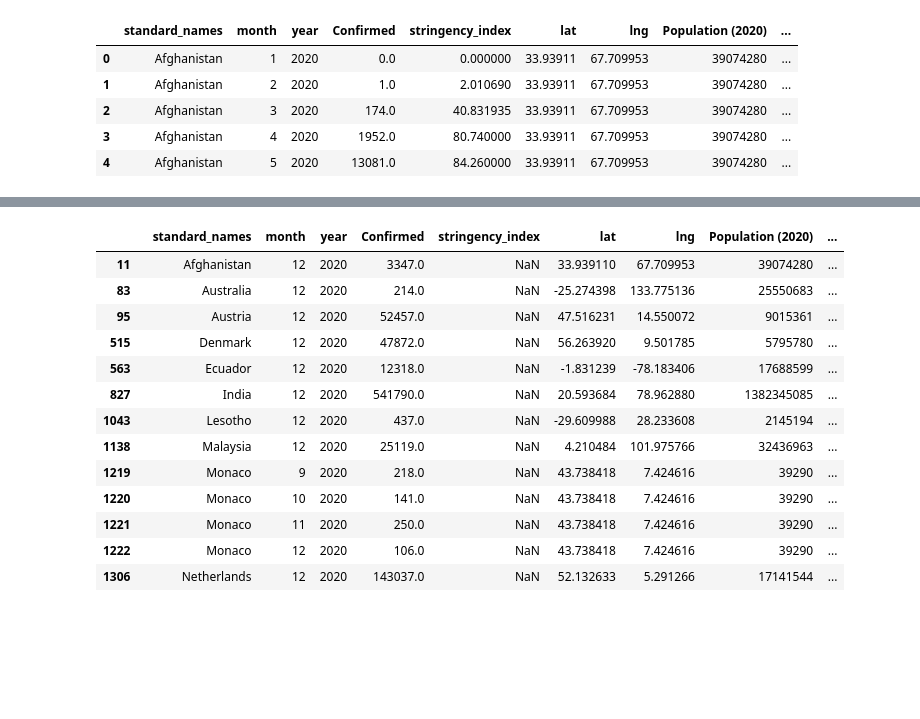
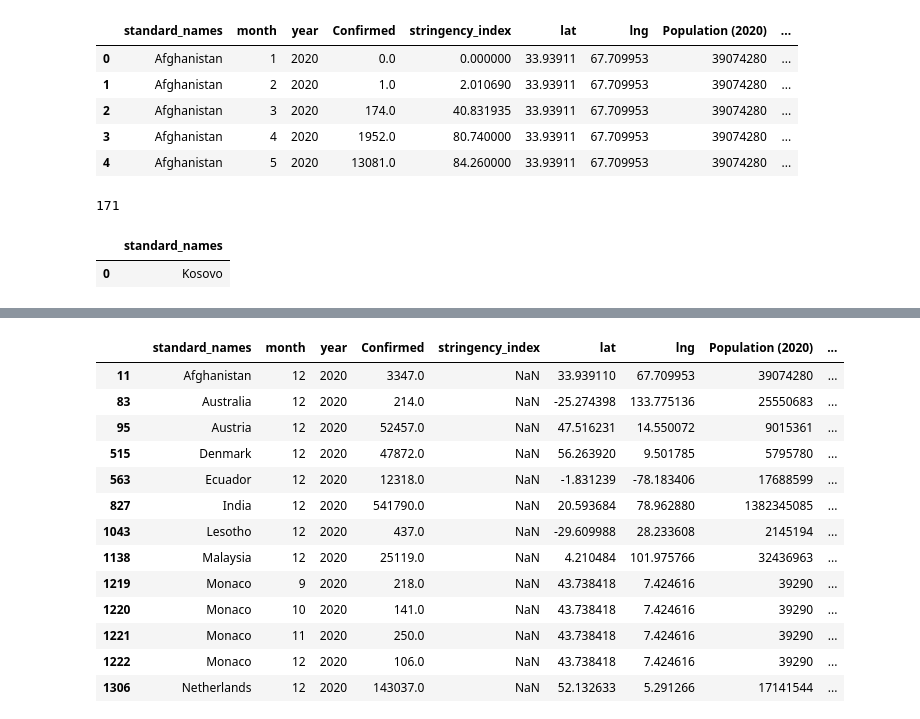
Before and after one commit to mirahmed07/project_covid_global, a Jupyter notebook: covid_global_cleaning.ipynb, the cells around one changed output, grey strips where cells are left out. Cells and saved outputs as stored; diff of their text form; code cells hidden in the pictures; blank space fills up the shorter version.

```diff
--- a/covid_global.ipynb
+++ b/covid_global_cleaning.ipynb
@@ -679,5 +587,14 @@ ultimate_df.head()
 | 2 | Afghanistan | 3 | 2020 | 174.0 | 40.831935 | 33.93911 | 67.709953 | 39074280 | ... |
 | 3 | Afghanistan | 4 | 2020 | 1952.0 | 80.740000 | 33.93911 | 67.709953 | 39074280 | ... |
 | 4 | Afghanistan | 5 | 2020 | 13081.0 | 84.260000 | 33.93911 | 67.709953 | 39074280 | ... |
+# %%
+ultimate_df["standard_names"].nunique()
+# %% [output]
+171
+# %%
+main_df[["standard_names"]][~main_df["standard_names"].isin(list(set(ultimate_df["standard_names"])))].drop_duplicates().reset_index(drop = True)
+# %% [output]
+|  | standard_names |
+| 0 | Kosovo |
 # %%
 ultimate_df.head(20)
```
Also changed, not shown: parts of 33 cells of this notebook, 4 other files.
